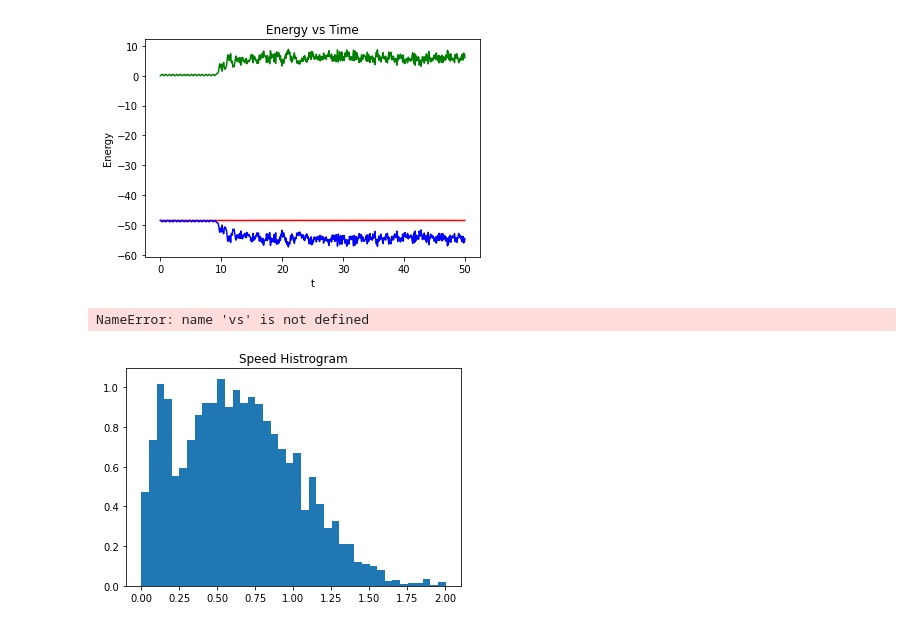
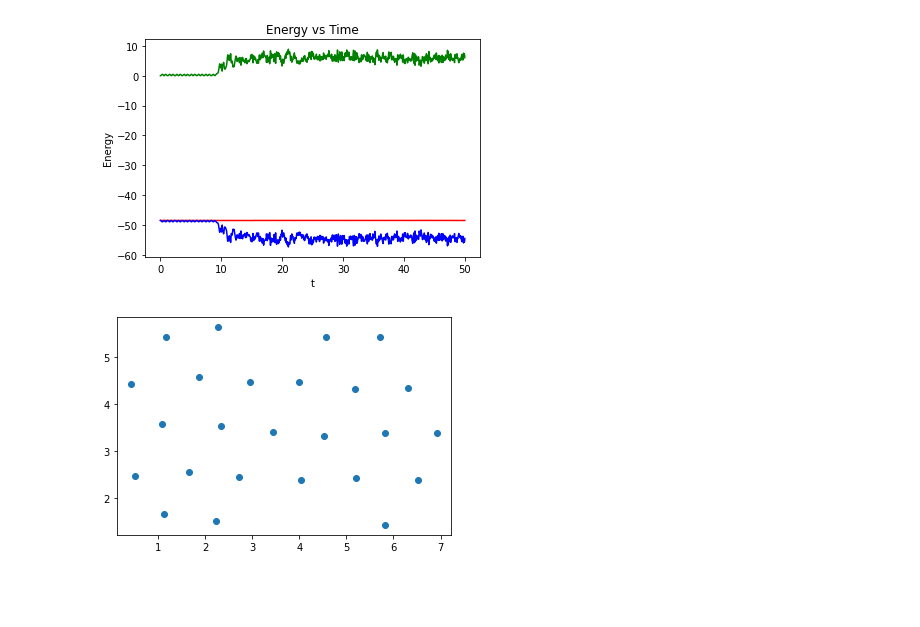
Before and after one commit to iashyam/StatMech-, a Jupyter notebook: Lennard_Jones_Fluid.ipynb, the cells around one changed output. Cells and saved outputs as stored; diff of their text form; code cells hidden in the pictures; blank space fills up the shorter version.

```diff
--- a/Lennard_Jones_Fluid.ipynb
+++ b/Lennard_Jones_Fluid.ipynb
@@ -138,14 +148,10 @@ plt.plot(Time_List,KineticEnergy_List, color = 'g')
 # %% [output]
 [<matplotlib.lines.Line2D at 0x...>]
 [figure]
-# %%
-plt.hist(speed_list,bins=40,density=1, )
-plt.title('Speed Histrogram')
-plt.plot(vs,prob, label='theoritical curve')
-plt.legend();
-# %% [output]
-NameError: name 'vs' is not defined
-[figure, removed]
+# %%
+create_picture(pos)
+# %% [output]
+[figure, added]
 # %%
 m = 1
 K_mean = np.mean(np.array(KineticEnergy_List))/Natoms
```
Also changed, not shown: parts of 8 cells of this notebook.
